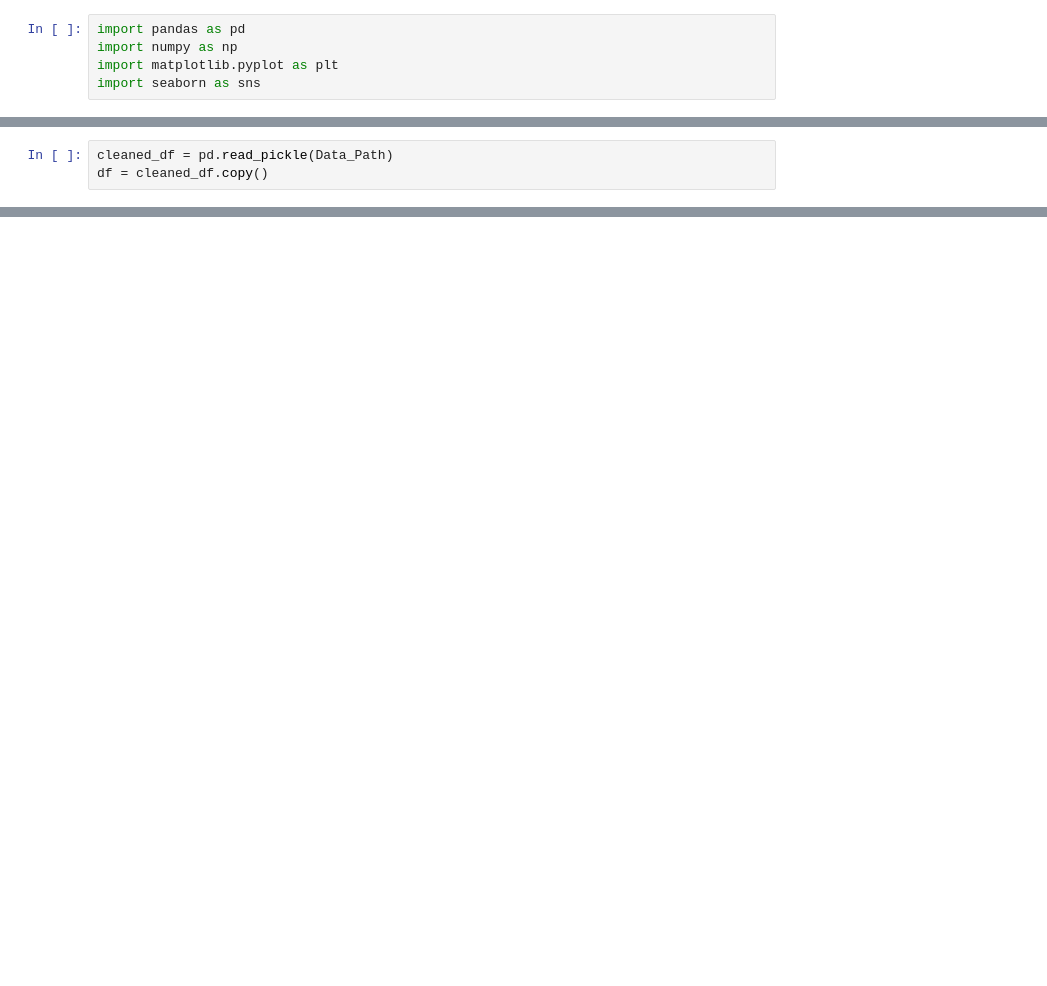
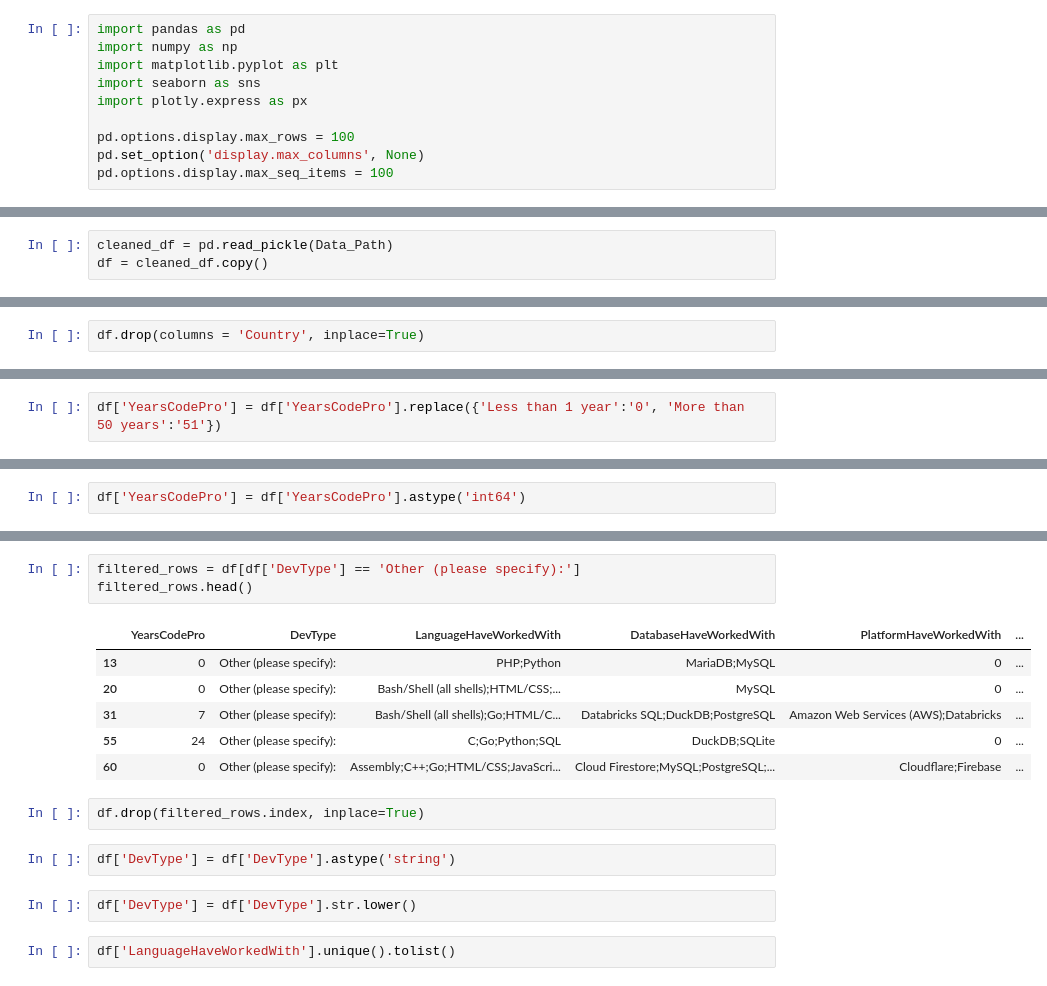
Before and after one commit to YoussefMakram27/Stack_overflow_survey_2024, a Jupyter notebook: 02_data_formating.ipynb, the cells around one changed output, grey strips where cells are left out. Drawn from its saved outputs; the diff is of its cells as text; blank space fills up the shorter version.

```diff
--- a/02_data_formating.ipynb
+++ b/02_data_formating.ipynb
@@ -6,4 +6,9 @@ import pandas as pd
 import numpy as np
 import matplotlib.pyplot as plt
 import seaborn as sns
+import plotly.express as px
+
+pd.options.display.max_rows = 100
+pd.set_option('display.max_columns', None)
+pd.options.display.max_seq_items = 100
 # %% [markdown]
@@ -22,0 +49,2 @@ df.head()
+# %%
+df.drop(columns = 'Country', inplace=True)
@@ -22,0 +60,2 @@ df.head()
+# %%
+df['YearsCodePro'] = df['YearsCodePro'].replace({'Less than 1 year':'0', 'More than 50 years':'51'})
@@ -22,0 +70,2 @@ df.head()
+# %%
+df['YearsCodePro'] = df['YearsCodePro'].astype('int64')
@@ -22,0 +92,18 @@ df.head()
+# %%
+filtered_rows = df[df['DevType'] == 'Other (please specify):']
+filtered_rows.head()
+# %% [output]
+|  | YearsCodePro | DevType | LanguageHaveWorkedWith | DatabaseHaveWorkedWith | PlatformHaveWorkedWith | ... |
+| 13 | 0 | Other (please specify): | PHP;Python | MariaDB;MySQL | 0 | ... |
+| 20 | 0 | Other (please specify): | Bash/Shell (all shells);HTML/CSS;... | MySQL | 0 | ... |
+| 31 | 7 | Other (please specify): | Bash/Shell (all shells);Go;HTML/C... | Databricks SQL;DuckDB;PostgreSQL | Amazon Web Services (AWS);Databricks | ... |
+| 55 | 24 | Other (please specify): | C;Go;Python;SQL | DuckDB;SQLite | 0 | ... |
+| 60 | 0 | Other (please specify): | Assembly;C++;Go;HTML/CSS;JavaScri... | Cloud Firestore;MySQL;PostgreSQL;... | Cloudflare;Firebase | ... |
+# %%
+df.drop(filtered_rows.index, inplace=True)
+# %%
+df['DevType'] = df['DevType'].astype('string')
+# %%
+df['DevType'] = df['DevType'].str.lower()
+# %%
+df['LanguageHaveWorkedWith'].unique().tolist()
```
Also changed, not shown: parts of 5 cells of this notebook, 1 other file.
